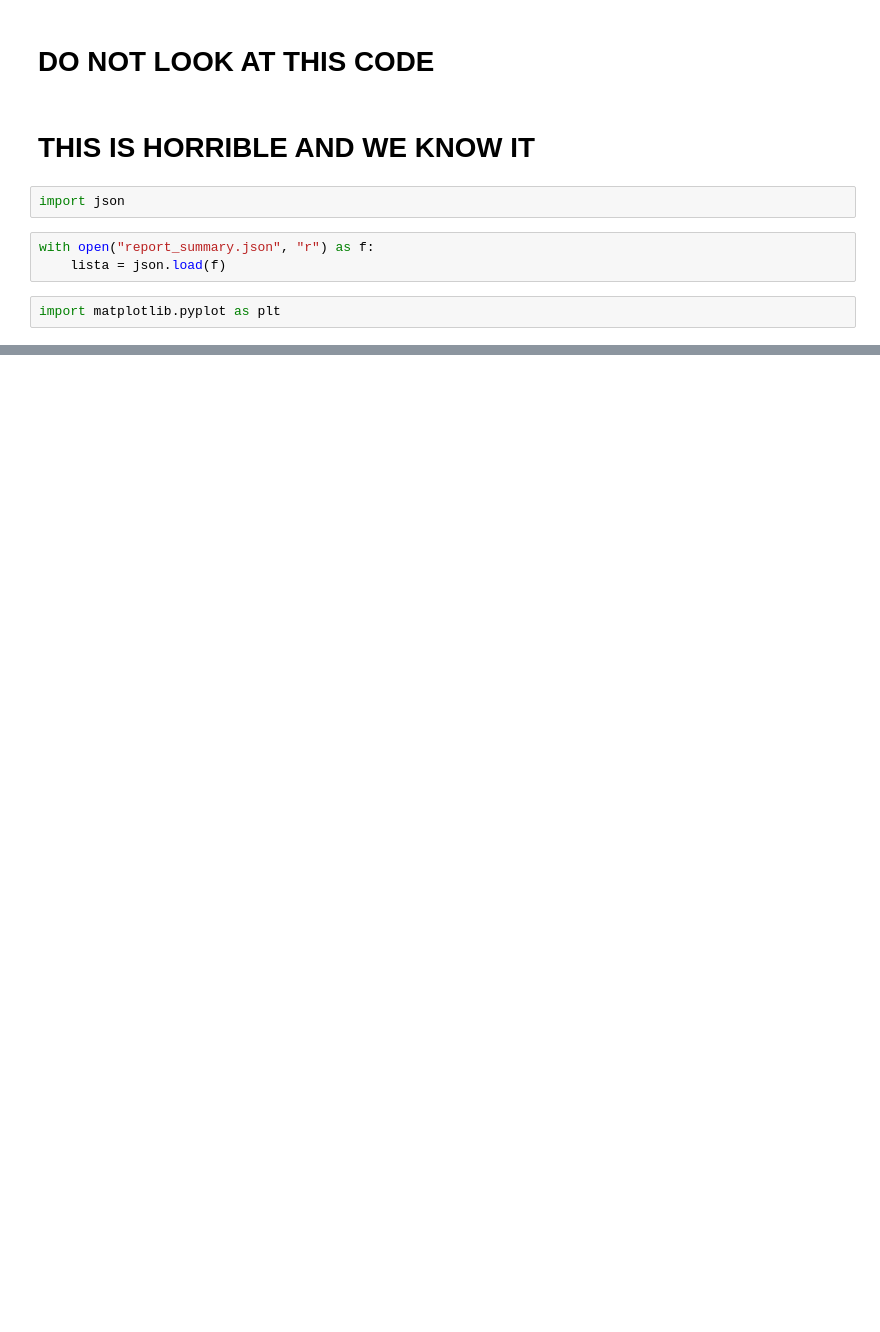
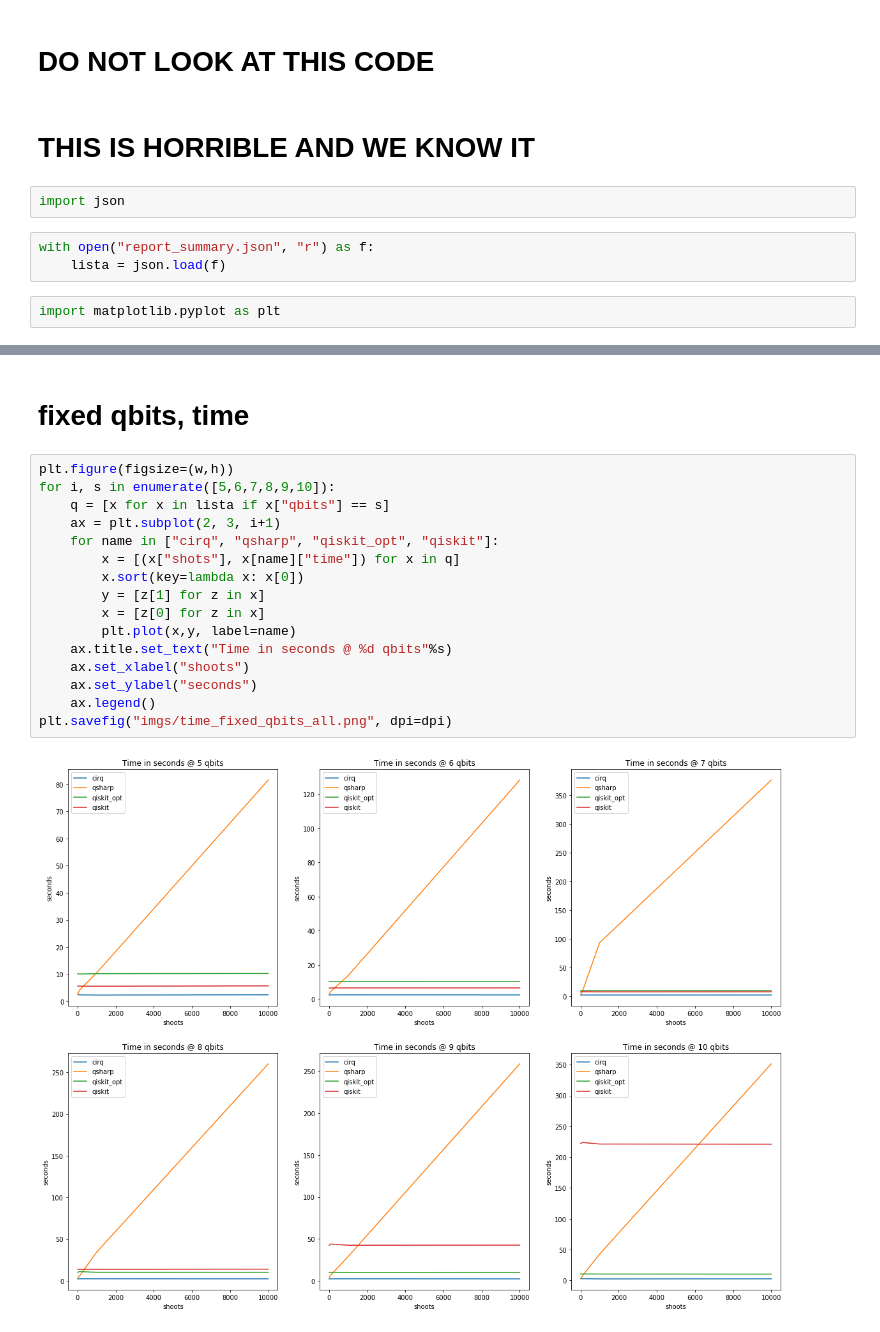
Before and after one commit to zommiommy/quantum_research, a Jupyter notebook: Minimum_Spanning_Tree/performance_comparison/Graph_Generator_notebook.ipynb, the cells around one changed output, grey strips where cells are left out. Saved outputs shown, nothing was run; the diff lists cells and outputs as text; blank space fills up the shorter version.

```diff
--- a/Minimum_Spanning_Tree/performance_comparison/Graph_Generator_notebook.ipynb
+++ b/Minimum_Spanning_Tree/performance_comparison/Graph_Generator_notebook.ipynb
@@ -29,0 +74,20 @@ plt.show()
+# %% [markdown]
+# fixed qbits, time
+# %%
+plt.figure(figsize=(w,h))
+for i, s in enumerate([5,6,7,8,9,10]):
+    q = [x for x in lista if x["qbits"] == s]
+    ax = plt.subplot(2, 3, i+1)
+    for name in ["cirq", "qsharp", "qiskit_opt", "qiskit"]:
+        x = [(x["shots"], x[name]["time"]) for x in q]
+        x.sort(key=lambda x: x[0])
+        y = [z[1] for z in x]
+        x = [z[0] for z in x]
+        plt.plot(x,y, label=name)
+    ax.title.set_text("Time in seconds @ %d qbits"%s)
+    ax.set_xlabel("shoots")
+    ax.set_ylabel("seconds")
+    ax.legend()
+plt.savefig("imgs/time_fixed_qbits_all.png", dpi=dpi)
+# %% [output]
+[figure, added]
```
Also changed, not shown: parts of 15 cells of this notebook, 9 other files.
